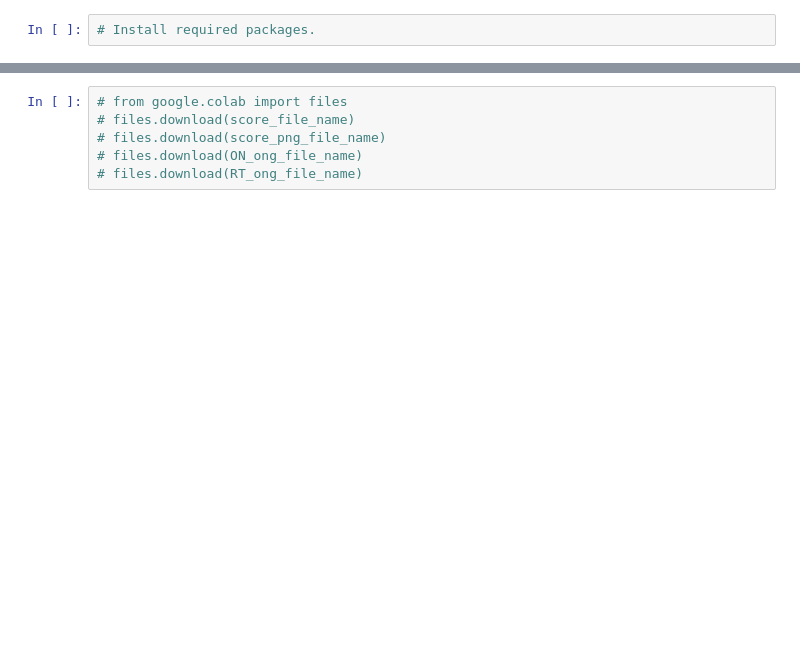
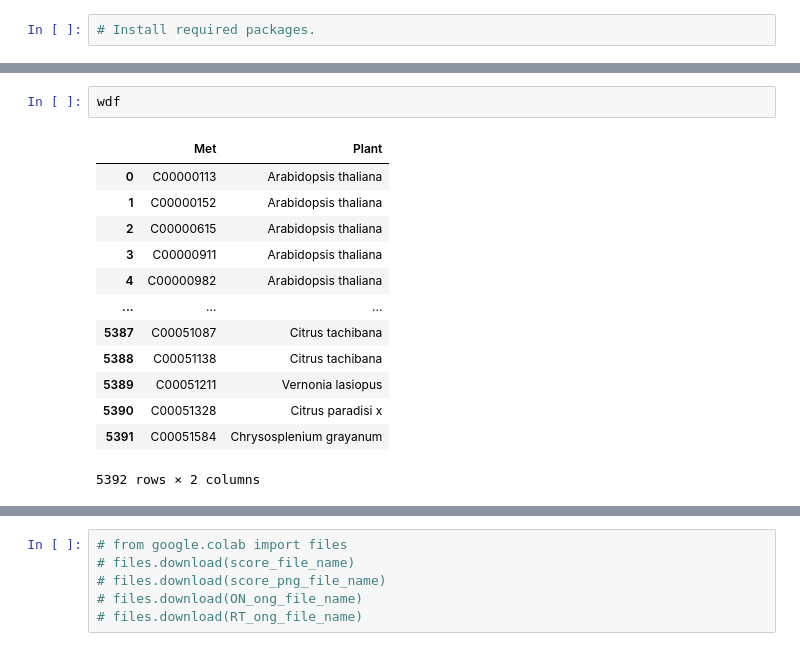
Before and after one commit to mamintoosi/FS-in-Bio-Graphs, a Jupyter notebook: FS_in_Bio_Graphs.ipynb, the cells around one changed output, grey strips where cells are left out. Drawn from its saved outputs; the diff is of its cells as text; blank space fills up the shorter version.

```diff
--- a/FS_in_Bio_Graphs.ipynb
+++ b/FS_in_Bio_Graphs.ipynb
@@ -18,0 +37,16 @@ print(time.strftime('%X'))
+# %%
+wdf
+# %% [output]
+|  | Met | Plant |
+| 0 | C00000113 | Arabidopsis thaliana |
+| 1 | C00000152 | Arabidopsis thaliana |
+| 2 | C00000615 | Arabidopsis thaliana |
+| 3 | C00000911 | Arabidopsis thaliana |
+| 4 | C00000982 | Arabidopsis thaliana |
+| ... | ... | ... |
+| 5387 | C00051087 | Citrus tachibana |
+| 5388 | C00051138 | Citrus tachibana |
+| 5389 | C00051211 | Vernonia lasiopus |
+| 5390 | C00051328 | Citrus paradisi x |
+| 5391 | C00051584 | Chrysosplenium grayanum |
+5392 rows × 2 columns
```
Also changed, not shown: parts of 20 cells of this notebook, 16 other files.
